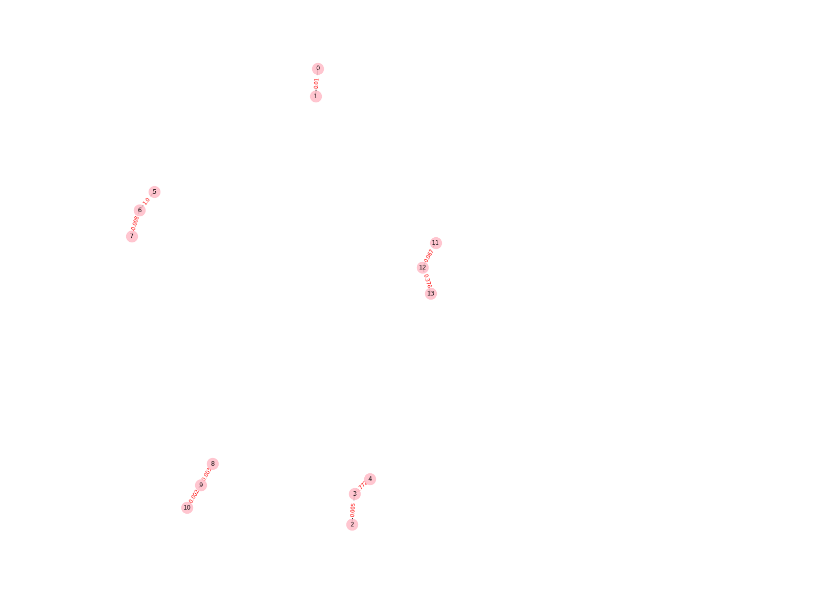
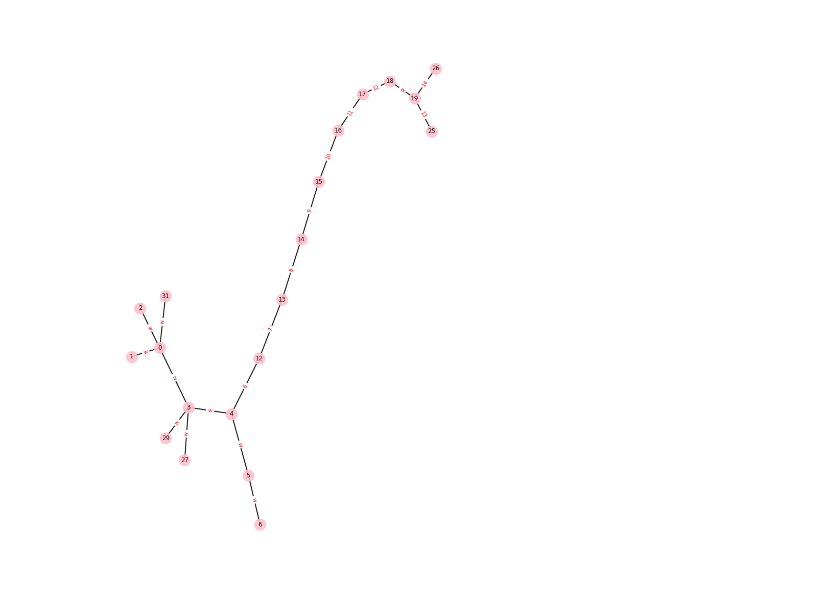
Before and after one commit to MehranTaghian/SAC_GCN, a Jupyter notebook: RobotGraphModel/GraphVisualization.ipynb, the cells around one changed output. Cells and saved outputs as stored; diff of their text form; code cells hidden in the pictures.

Commit message:
The graph of observation space changed to accommodate for both ant and fetchreach

```diff
--- a/RobotGraphModel/GraphVisualization.ipynb
+++ b/RobotGraphModel/GraphVisualization.ipynb
@@ -19,26 +17,28 @@ edgelist = [(env.sim.model.body_name2id(rg.node_list[f].attrib['name']), env.sim
 env = gym.make('AntEnv-v0')
 home = str(Path.home())
 model_path = home + '/Documents/SAC_GCN/CustomGymEnvs/envs/ant/xml/AntEnv_v0_Normal.xml'
-rg = RobotGraph(env.sim, model_path)
+rg = env.robot_graph
 
 
-nodelist = [env.sim.model.body_name2id(n.attrib['name'] if 'name' in n.attrib else 'world') for n in rg.node_list]
-edgelist = [(env.sim.model.body_name2id(rg.node_list[f].attrib['name'] if 'name' in rg.node_list[f].attrib else 'world'), env.sim.model.body_name2id(rg.node_list[t].attrib['name']  if 'name' in rg.node_list[t].attrib else 'world')) for f, t in zip(rg.edges_from, rg.edges_to)]
+nodelist = [env.sim.model.body_name2id(n.attrib['name']) for n in rg.node_list]
+edgelist = [(env.sim.model.body_name2id(rg.node_list[f].attrib['name']), env.sim.model.body_name2id(rg.node_list[t].attrib['name'])) for f, t in zip(rg.edges_from, rg.edges_to)]
 # %%
 g = nx.Graph()
 g.add_nodes_from(nodelist)
 g.add_edges_from(edgelist)
 pos = nx.spring_layout(g)
 plt.figure(figsize=(10, 15))
 nx.draw(g,pos,edge_color='black',width=2,linewidths=1,\
 node_size=500,node_color='pink',alpha=0.9,\
 labels={node:node for node in g.nodes()})
 # nx.draw_networkx_edge_labels(g,pos,edge_labels={edge: 'j' if kind is not None else 'w' for edge, kind in zip(edgelist, rg.edge_list)},font_color='red')
-nx.draw_networkx_edge_labels(g,pos,edge_labels={edge: round(rg.edge_features[i, 0], 3) for edge, i in zip(edgelist, range(rg.edge_features.shape[0]))},font_color='red')
+# nx.draw_networkx_edge_labels(g,pos,edge_labels={edge: round(rg.edge_features[i, 0], 3) for edge, i in zip(edgelist, range(rg.edge_features.shape[0]))},font_color='red')
+nx.draw_networkx_edge_labels(g,pos,edge_labels={edge: rg.sim.model.joint_name2id(j.attrib['name']) if j is not None else 'w' for edge, j in zip(edgelist, rg.edge_list)},font_color='red')
+
 plt.axis('off')
 plt.show()
 # %% [output]
-[figure, old version]
+[figure, new version]
 # %%
 print(rg.edges_from)
 # %%
```
Also changed, not shown: parts of 1 cell of this notebook, 6 other files.
